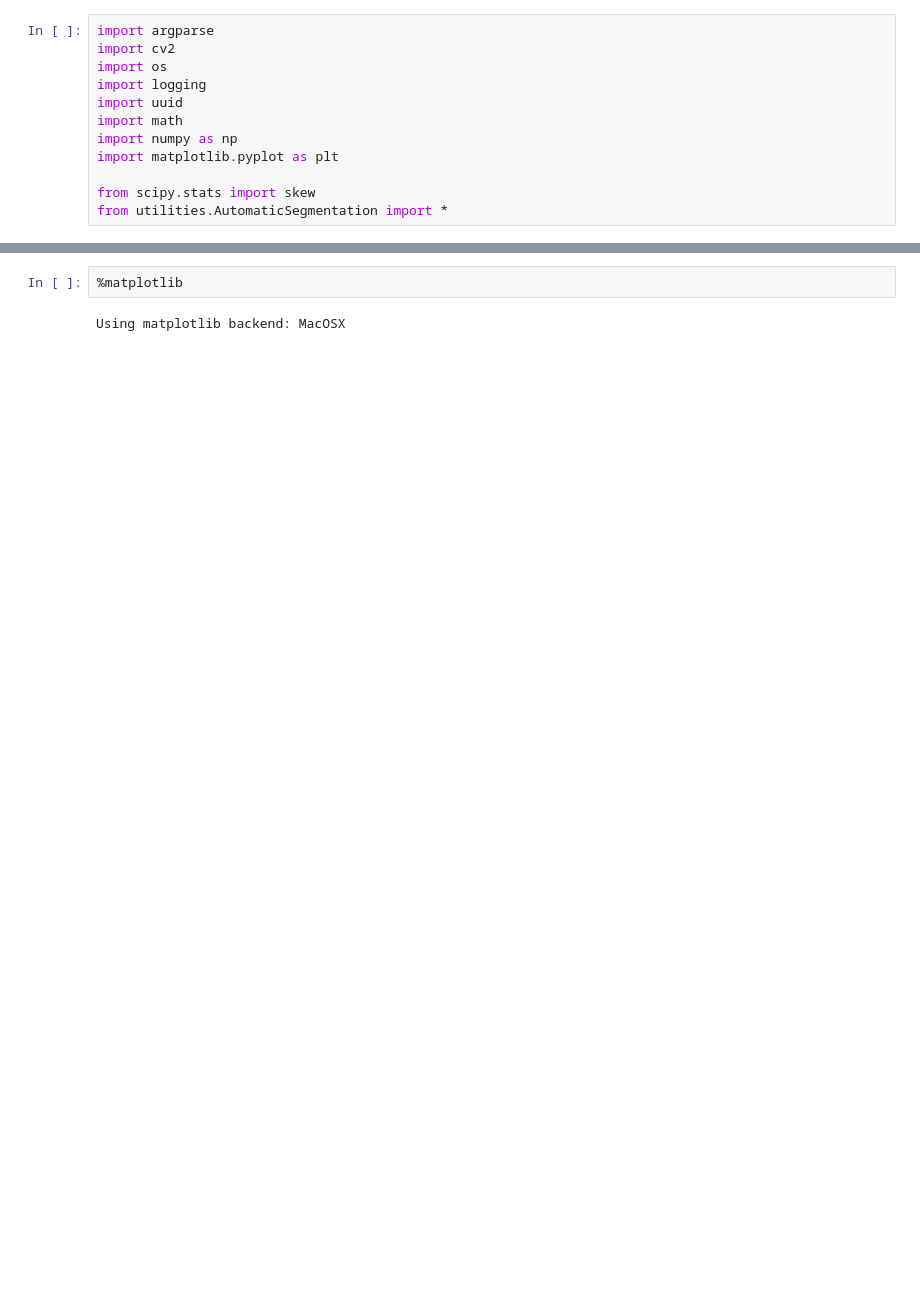
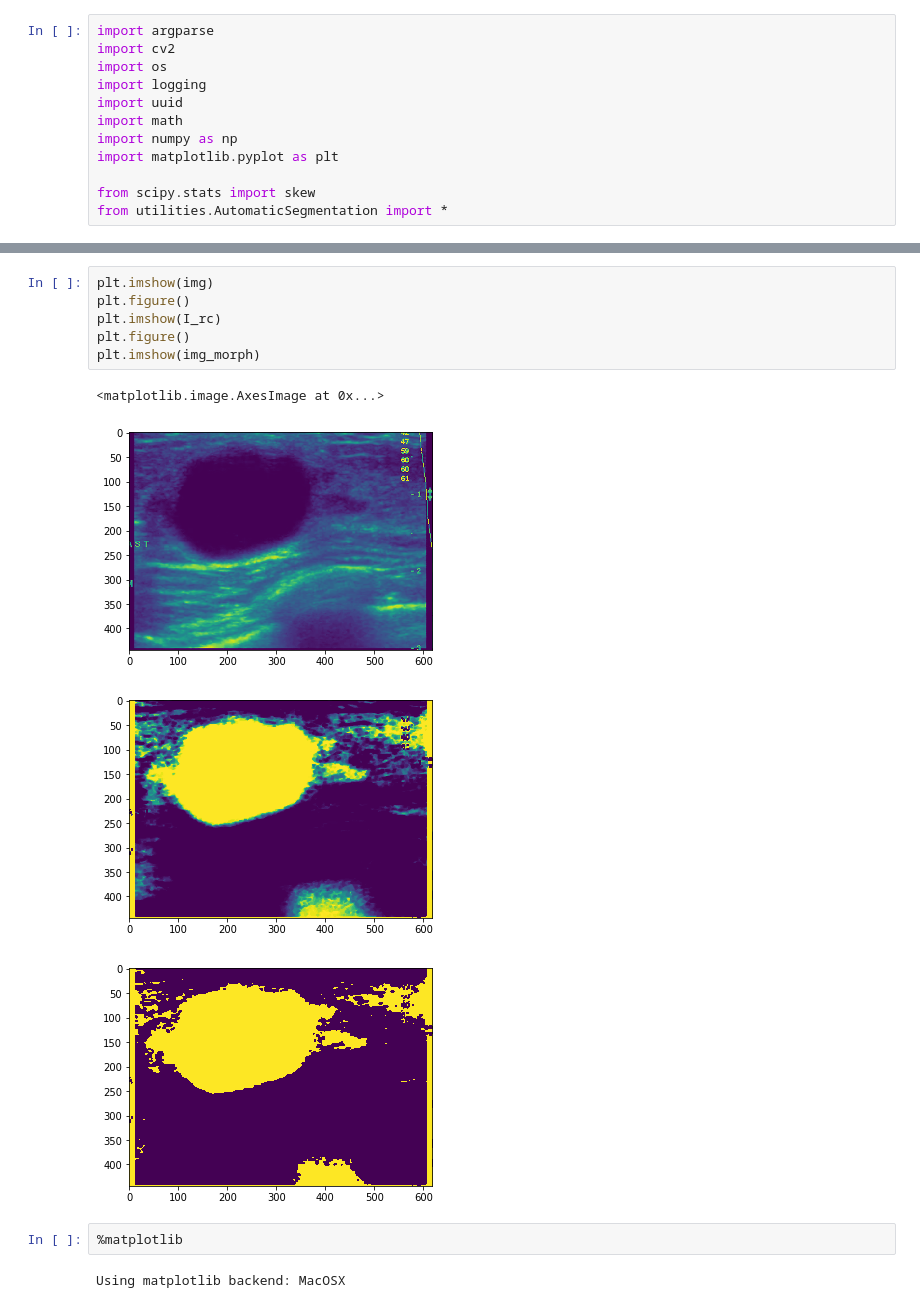
Before and after one commit to penn-ultrasound-research-laboratory/Deep-Ultrasound-Classification, a Jupyter notebook: DebugSeedPoint.ipynb, the cells around one changed output, grey strips where cells are left out. Saved outputs shown, nothing was run; the diff lists cells and outputs as text; blank space fills up the shorter version.

```diff
--- a/DebugSeedPoint.ipynb
+++ b/DebugSeedPoint.ipynb
@@ -163,3 +155,14 @@ plt.colorbar()
+# %%
+plt.imshow(img)
+plt.figure()
+plt.imshow(I_rc)
+plt.figure()
+plt.imshow(img_morph)
+# %% [output]
+<matplotlib.image.AxesImage at 0x...>
+[figure, added]
+[figure, added]
+[figure, added]
 # %%
 %matplotlib
 # %% [output]
```
Also changed, not shown: parts of 5 cells of this notebook.
